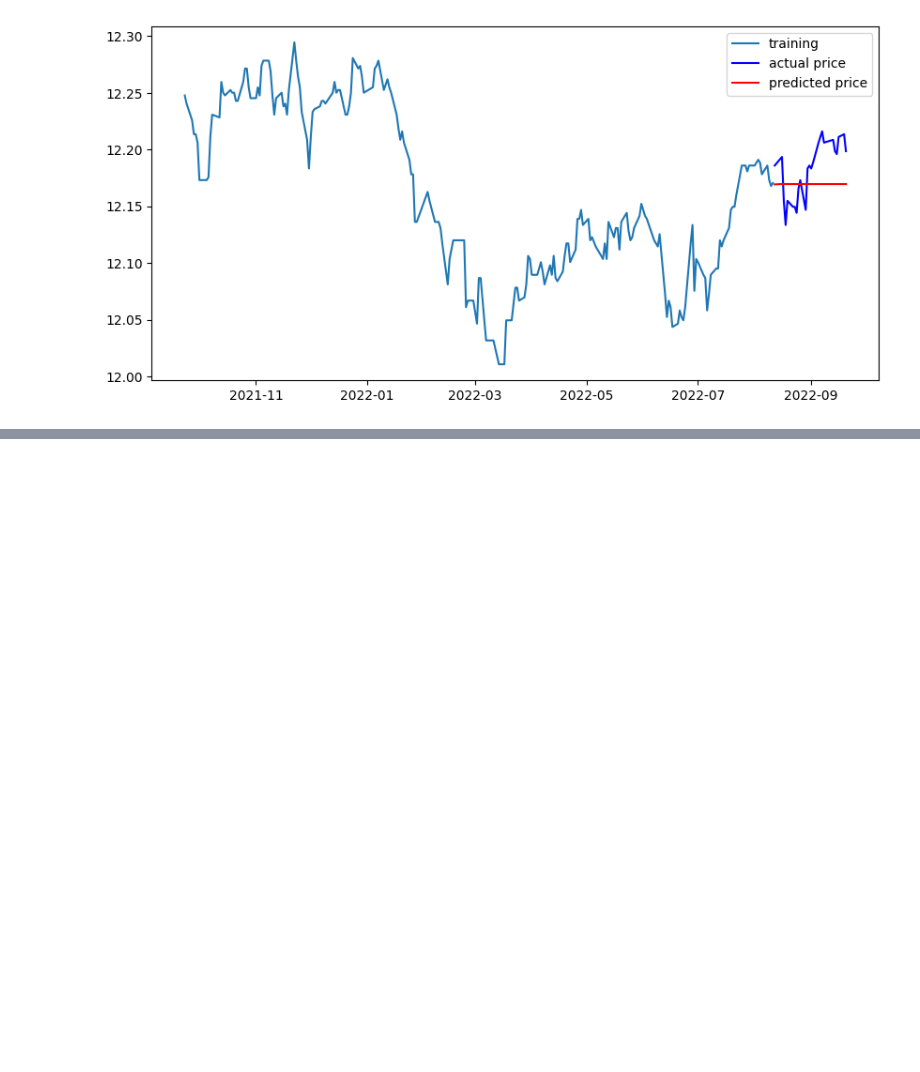
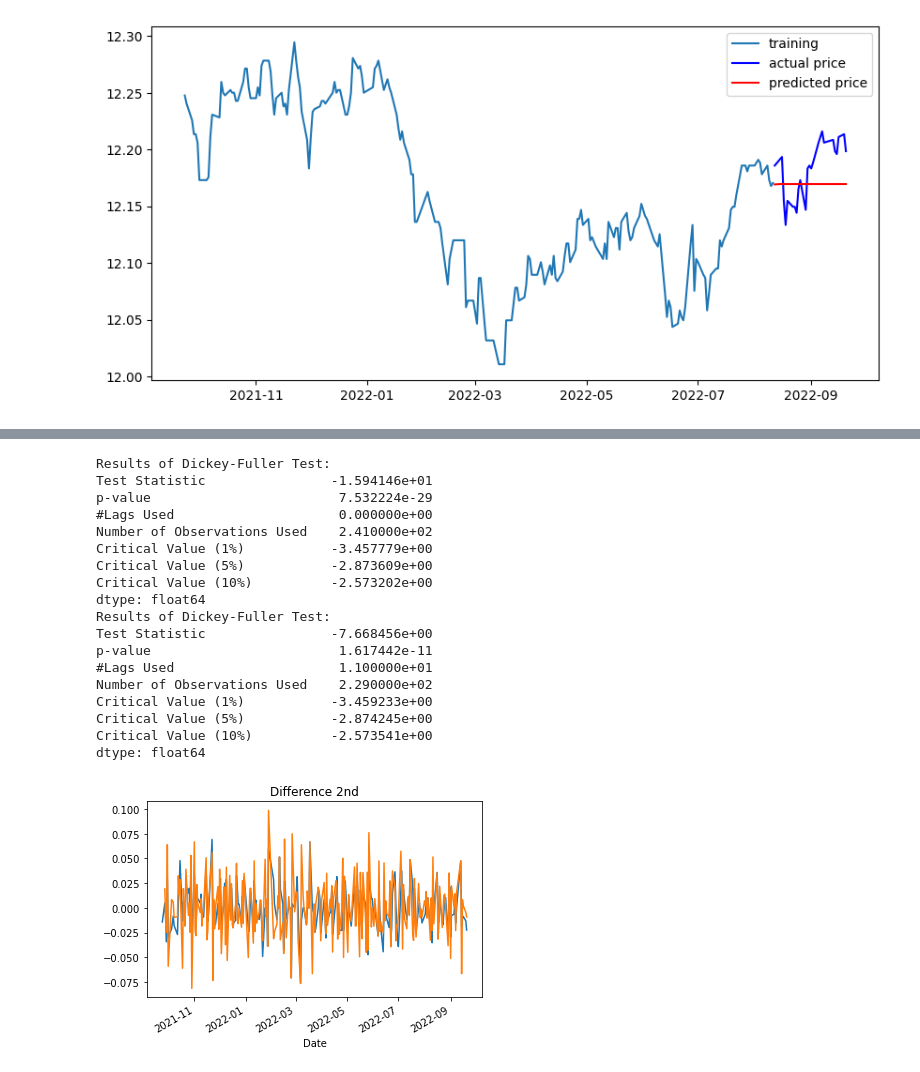
Before and after one commit to ahgnus/explore_deeplearning, a Jupyter notebook: 220920_stock_5.ipynb, the cells around one changed output, grey strips where cells are left out. Saved outputs shown, nothing was run; the diff lists cells and outputs as text; code cells hidden in the pictures; blank space fills up the shorter version.

```diff
--- a/220920_stock_5.ipynb
+++ b/220920_stock_5.ipynb
@@ -860,0 +1020,38 @@ MAPE: 2.44%
+# %%
+# 차분 안정성 구하기 (d)
+# d를 구하기 위한 방법
+# d차 차분을 구해보고 이때 시계열이 안정된 상태인지 확인
+
+# 1차 차분 구하기
+diff_1 = kko_log.diff(periods=1).iloc[1:]
+diff_1.plot(title='Difference 1st')
+
+augmented_dickey_fuller_test(diff_1)
+
+# 2차 차분 구하기
+diff_2 = diff_1.diff(periods=1).iloc[1:]
+diff_2.plot(title='Difference 2nd')
+
+augmented_dickey_fuller_test(diff_2)
+
+# 1차분 매우 안정, 1차분 이나 0차분 사용
+# %% [output]
+Results of Dickey-Fuller Test:
+Test Statistic                -1.594146e+01
+p-value                        7.532224e-29
+#Lags Used                     0.000000e+00
+Number of Observations Used    2.410000e+02
+Critical Value (1%)           -3.457779e+00
+Critical Value (5%)           -2.873609e+00
+Critical Value (10%)          -2.573202e+00
+dtype: float64
+Results of Dickey-Fuller Test:
+Test Statistic                -7.668456e+00
+p-value                        1.617442e-11
+#Lags Used                     1.100000e+01
+Number of Observations Used    2.290000e+02
+Critical Value (1%)           -3.459233e+00
+Critical Value (5%)           -2.874245e+00
+Critical Value (10%)          -2.573541e+00
+dtype: float64
+[figure, added]
```
Also changed, not shown: parts of 17 cells of this notebook.
